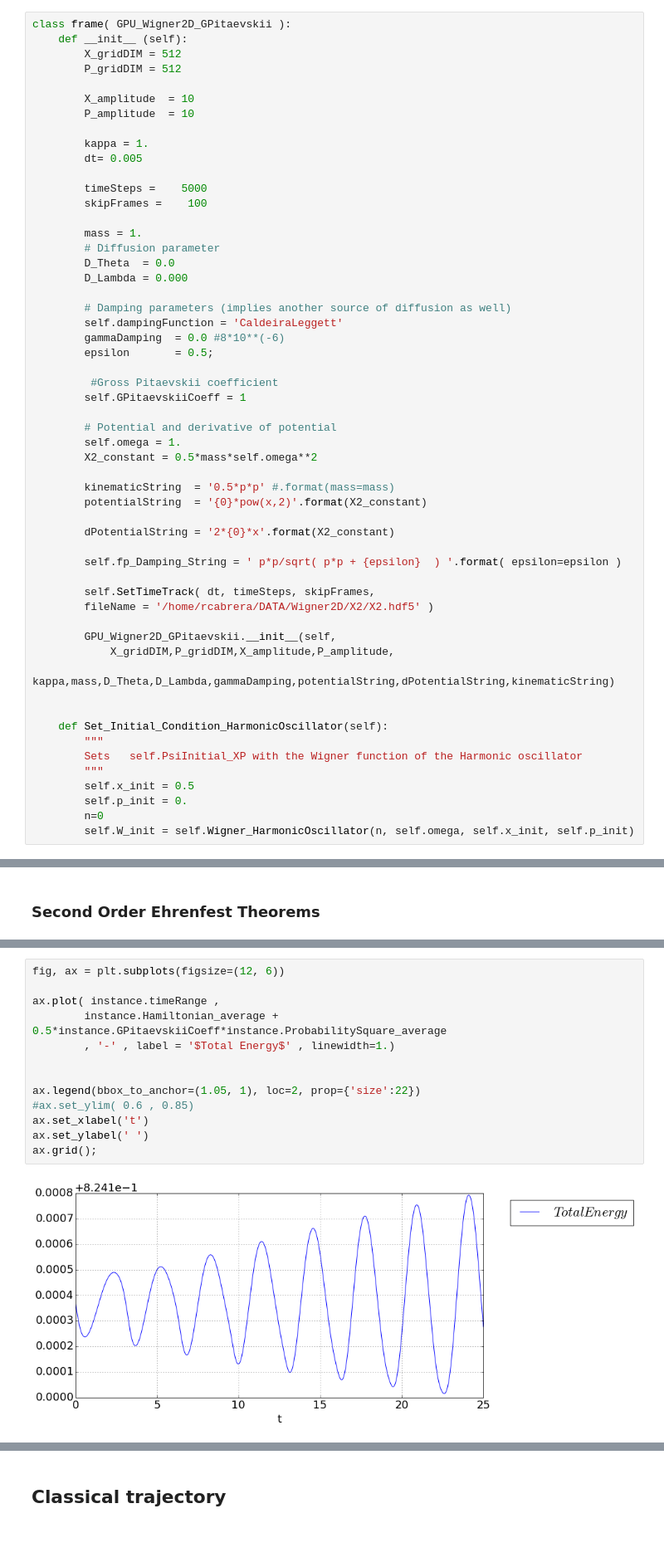
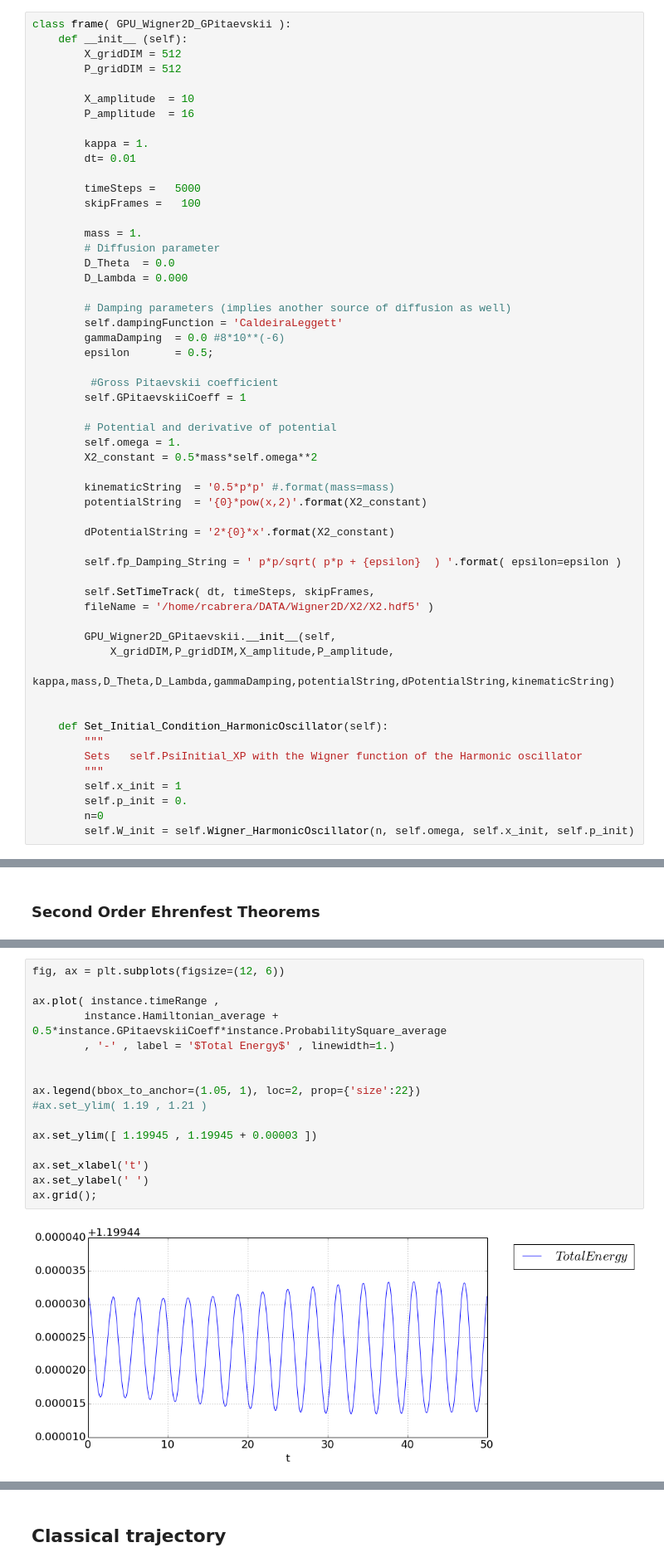
Before and after one commit to cabrer7/PyWignerCUDA, a Jupyter notebook: instances/Wigner2D_GPitaevskii/Wigner2D_GPitaevskii_X2.ipynb, the cells around one changed output, grey strips where cells are left out. Shown at 83% size. Cells and saved outputs as stored; diff of their text form; blank space fills up the shorter version.

```diff
--- a/instances/Wigner2D_GPitaevskii/Wigner2D_GPitaevskii_X2.ipynb
+++ b/instances/Wigner2D_GPitaevskii/Wigner2D_GPitaevskii_X2.ipynb
@@ -24,13 +24,13 @@ class frame( GPU_Wigner2D_GPitaevskii ):
         P_gridDIM = 512
 
         X_amplitude  = 10
-        P_amplitude  = 10
+        P_amplitude  = 16
 
         kappa = 1.
-        dt= 0.005
+        dt= 0.01
 
-        timeSteps =    5000
-        skipFrames =    100
+        timeSteps =   5000
+        skipFrames =   100
 
         mass = 1.
         # Diffusion parameter
@@ -68,7 +68,7 @@ class frame( GPU_Wigner2D_GPitaevskii ):
         """
         Sets   self.PsiInitial_XP with the Wigner function of the Harmonic oscillator
         """
-        self.x_init = 0.5
+        self.x_init = 1
         self.p_init = 0.
         n=0
         self.W_init = self.Wigner_HarmonicOscillator(n, self.omega, self.x_init, self.p_init)
@@ -387,15 +392,18 @@ ax.grid();
 # %%
 fig, ax = plt.subplots(figsize=(12, 6))
 
 ax.plot( instance.timeRange ,
         instance.Hamiltonian_average + 0.5*instance.GPitaevskiiCoeff*instance.ProbabilitySquare_average
         , '-' , label = '$Total Energy$' , linewidth=1.)
 
 
 ax.legend(bbox_to_anchor=(1.05, 1), loc=2, prop={'size':22})
-#ax.set_ylim( 0.6 , 0.85)
+#ax.set_ylim( 1.19 , 1.21 )
+
+ax.set_ylim([ 1.19945 , 1.19945 + 0.00003 ])
+
 ax.set_xlabel('t')
 ax.set_ylabel(' ')
 ax.grid();
 # %% [output]
-[figure, old version]
+[figure, new version]
```
Also changed, not shown: parts of 19 cells of this notebook, 1 other file.
